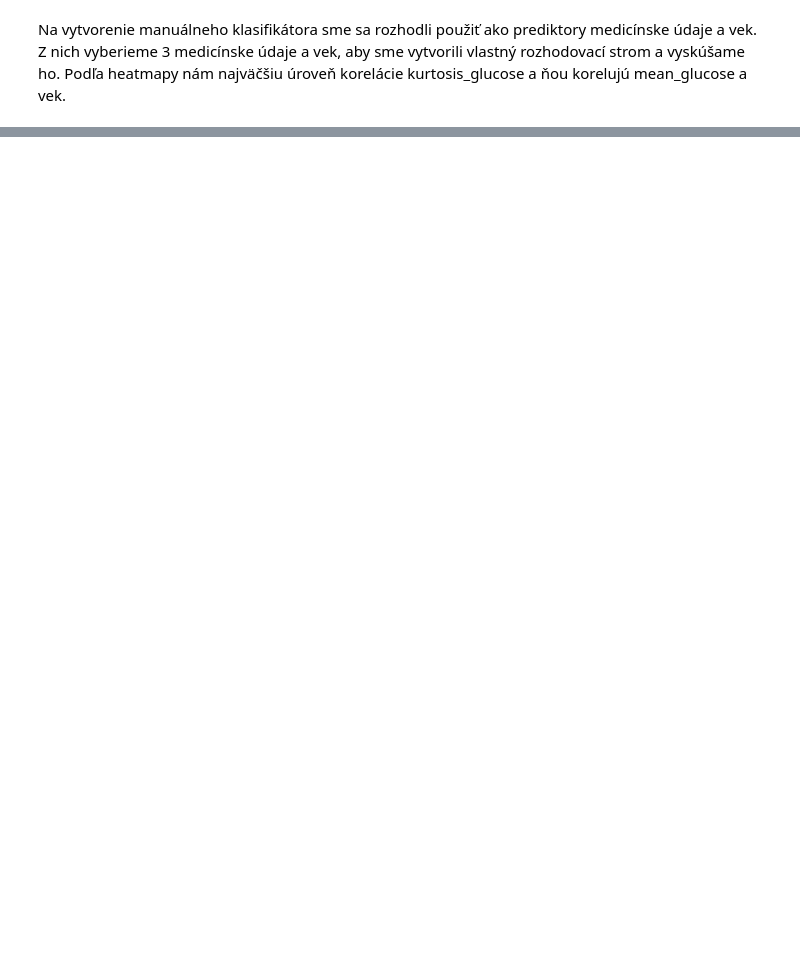
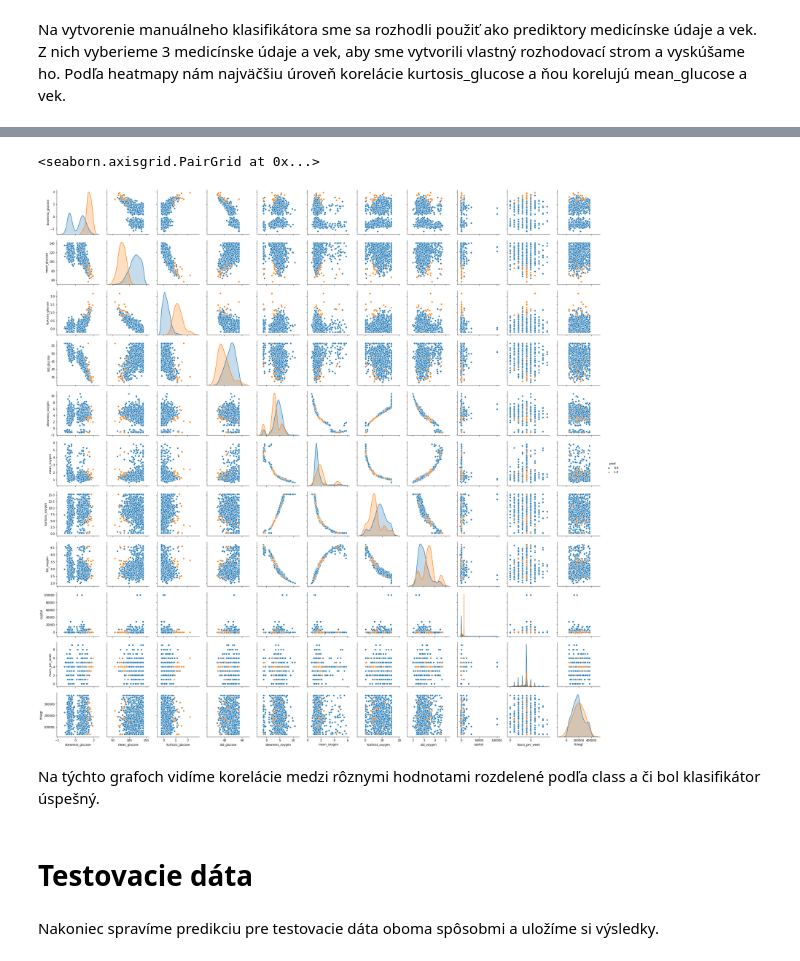
Before and after one commit to Gugliar/IAU-projekt, a Jupyter notebook: IAU_z3_Tibensky_Jedinak.ipynb, the cells around one changed output, grey strips where cells are left out. Drawn from its saved outputs; the diff is of its cells as text; code cells hidden in the pictures; blank space fills up the shorter version.

```diff
--- a/IAU_z3_Tibensky_Jedinak.ipynb
+++ b/IAU_z3_Tibensky_Jedinak.ipynb
@@ -887,0 +887,11 @@ weighted avg       1.00      1.00      1.00      1310
+# %%
+sns.pairplot(d2[d2["class"]==0], hue="pred", vars=['skewness_glucose', 'mean_glucose','kurtosis_glucose','std_glucose','skewness_oxygen', 'mean_oxygen','kurtosis_oxygen','std_oxygen','capital','hours_per_week','fnlwgt'])
+# %% [output]
+<seaborn.axisgrid.PairGrid at 0x...>
+[figure, added]
+# %% [markdown]
+Na týchto grafoch vidíme korelácie medzi rôznymi hodnotami rozdelené podľa class a či bol klasifikátor úspešný.
+# %% [markdown]
+# Testovacie dáta
+# %% [markdown]
+Nakoniec spravíme predikciu pre testovacie dáta oboma spôsobmi a uložíme si výsledky.
```
Also changed, not shown: parts of 74 cells of this notebook.
